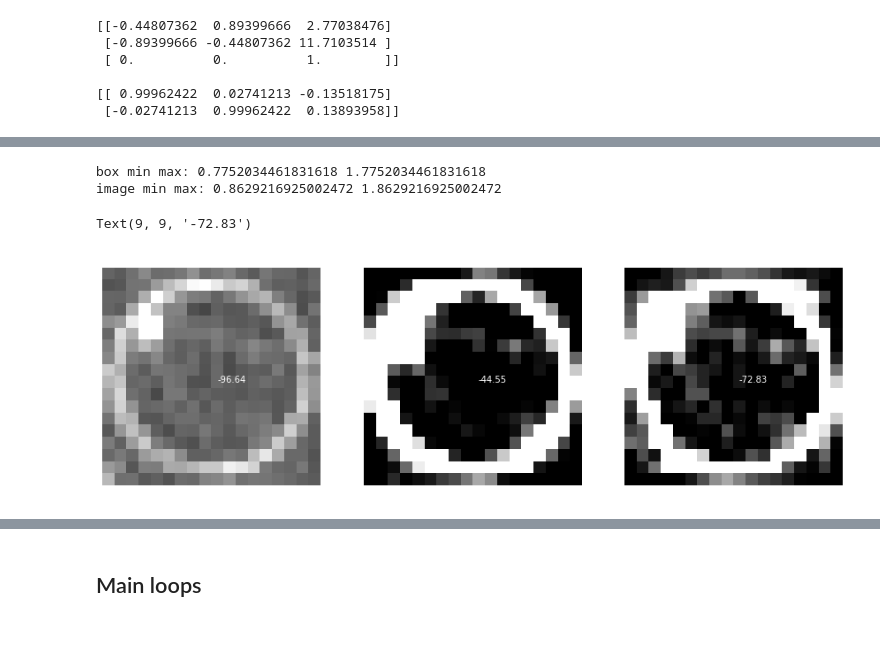
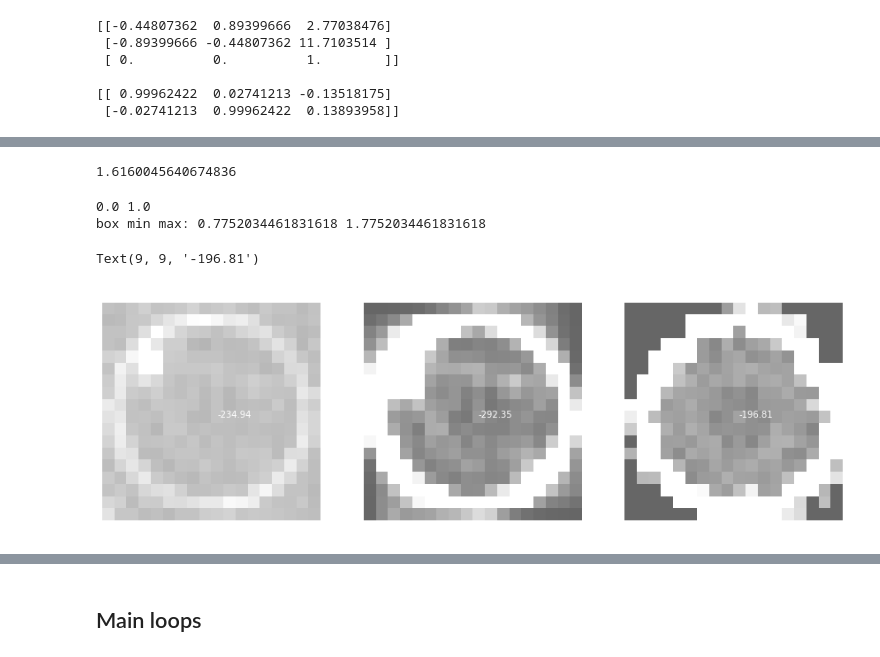
Before and after one commit to andrew-veriga/MathForML, a Jupyter notebook: ConvolutionalCoffieCircles.ipynb, the cells around one changed output, grey strips where cells are left out. Drawn from its saved outputs; the diff is of its cells as text; code cells hidden in the pictures.

```diff
--- a/ConvolutionalCoffieCircles.ipynb
+++ b/ConvolutionalCoffieCircles.ipynb
@@ -98,16 +98,16 @@ def getKernel( size, thick = 1. ):
     # list of pairs (x,y) belong of ring
     selectedVecs = np.array(list(filter(lambda v: v[2] > 0. ,l)))
     #ring mask
-    ring = np.ones((size,size), dtype=np.float32) #np.random.rand(size,size)
+    ring = np.ones((size,size), dtype=np.float32)/2 #np.random.rand(size,size)
     # print(selectedVecs.T[2])
     # print(np.max(selectedVecs.T[2]))
     maxMask= np.max(selectedVecs.T[2])
-    ring = -(ring - MinPix)/(MaxPix-MinPix)
+    # ring = -(ring - MinPix)/(MaxPix-MinPix)
 
     for (i,j,k) in (selectedVecs):
-      ring[np.int(i),np.int(j)]=k/maxMask
+      ring[np.int(i),np.int(j)]+=k-np.mean(Image)
 
     return ring
-plt.imshow(getKernel(40,2),cmap=plt.get_cmap('gray'), vmin=-1, vmax=1)
+plt.imshow(getKernel(40,2),cmap=plt.get_cmap('gray'), vmin=-1, vmax=2)
 # %% [output]
 <matplotlib.image.AxesImage at 0x...>
@@ -409,7 +433,7 @@ _DEBUG_=False
 ### try masqueraded convolutions
 # %%
 def getRotateCoords(_R, _size, _center=None):
-  if (_center == None):
+  if (_center.all == None):
     _center = np.array([_size//2,_size//2],dtype=np.int)
 
   coords = np.indices((_size, _size)).reshape(2, -1)
@@ -420,9 +444,8 @@ def getRotateCoords(_R, _size, _center=None):
     [0., 0., 1.]
   ])
   Rotate_matrix = T @ _R @ np.linalg.inv(T)
-  cv2.getRotationMatrix2D(_center, angle, 1.)
   warp_coords = np.round(Rotate_matrix @ coords,0).astype(np.int)
-  newbox = np.zeros((size,size))
+  newbox = np.zeros((_size,_size))
   xcoord, ycoord = warp_coords[0, :], warp_coords[1, :]
   # Get pixels within image boundary
   indices = np.where((xcoord >= 0) & (xcoord < _size) &
@@ -557,43 +597,71 @@ for row in range(len):
+# %%
+  image_area=np.copy(Image[:ImageSize[0],:ImageSize[1]])
+  sub_shape = (mask.shape)
+  view_shape = (ImageSize[0],ImageSize[1], sub_shape[0] , sub_shape[1] )
+  strides = image_area.strides + image_area.strides
+  sub_matrices = np.lib.stride_tricks.as_strided(image_area,view_shape,strides)
+
+  #normalise their to average = 1
+  # box-= np.min(box)
+  # box /=np.max(box)
+  # box-= np.mean(box)-1   #np.percentile(box,90)-1
+
+  new_matrices = np.zeros_like(sub_matrices)
+
+  brightness = (lambda arr, msk: np.mean((arr)[:,:,msk],axis=2))#np.percentile((arr)[:,:,msk],90,axis=2)
+  #(box-np.mean( box / np.max(box-np.min(box)))+1).shape
+  n1 = (lambda arr:np.max(arr-np.min(arr,axis=(2,3))[:,:,np.newaxis,np.newaxis],axis=(2,3)))
+  normalised= (lambda arr:arr-np.mean(arr / n1(arr)[:,:,np.newaxis,np.newaxis], axis=(2,3) )[:,:,np.newaxis,np.newaxis]+1. )
+  #16, 138, 76
+  np.max(normalised(sub_matrices)[76,138])
+  # plt.imshow(normalised(sub_matrices)[76,138],cmap=plt.get_cmap('gray'),vmin=0,vmax=2)
+# %% [output]
+1.6160045640674836
 # %%
 box = Image[13:13+18,58:58+18]
+R = np.array([
+  [np.cos(angle), np.sin(angle), 0],
+  [-np.sin(angle), np.cos(angle), 0],
+  [0, 0, 1]
+])
 # plt.imshow(box)
-# box-= np.min(box)
-# box /=np.max(box)
-# print(np.min(box), np.max(box))
-# box-= np.mean(box)-1#np.percentile(box,90)-1
+box-= np.min(box)
+box /=np.max(box)
+print(np.min(box), np.max(box))
+box-= np.mean(box)-1#np.percentile(box,90)-1
 #box-np.mean(box / np.max(box-np.min(box))) -1
 print('box min max:',np.min(box), np.max(box))
-print('image min max:',np.min(image_area), np.max(image_area))
+# print('image min max:',np.min(image_area), np.max(image_area))
 rotated_box = np.multiply(box, rotate_image(box,4))
 rotated_box = np.multiply(rotated_box, rotate_image(rotated_box,4))
 rotated_box = np.multiply(rotated_box, rotate_image(rotated_box,4))
 t_box = np.zeros_like(box)
 x_old,y_old,x_new, y_new = getRotateCoords(R, 18)
 
 t_box[y_old,x_old] = box[y_new,x_new]
-transformed_box =(box-np.mean(box / np.max(box-np.min(box)))+1.)*t_box
+transformed_box = box * t_box#(box-np.mean(box / np.max(box-np.min(box)))+1.)*t_box
 t_box[y_old,x_old] = transformed_box[y_new,x_new]
 transformed_box *= t_box#(t_box-np.mean(t_box / np.max(t_box-np.min(t_box)))+1.)
 t_box[y_old,x_old] = t_box[y_new,x_new]
 transformed_box *=t_box#(t_box-np.mean(t_box / np.max(t_box-np.min(t_box)))+1.)
 box[1,11]
 kernel = getKernel(18,0.8)
 fig, ax = plt.subplots(figsize=(5*3,5*1))
 ax.axis('off')
 ax = fig.add_subplot(1,3,1)
 ax.axis('off')
-ax.imshow(box, cmap=plt.get_cmap('gray'),vmin=0.5, vmax=1.5)
+ax.imshow(box, cmap=plt.get_cmap('gray'),vmin=-1, vmax=1.5)
 ax.text(9,9,str(round(FuzzyCircleConv(box,kernel),2)),color='white')
 ax = fig.add_subplot(1,3,2)
 ax.axis('off')
-ax.imshow(rotated_box, cmap=plt.get_cmap('gray'),vmin=0.5, vmax=1.5)
+ax.imshow(rotated_box, cmap=plt.get_cmap('gray'),vmin=-1, vmax=1.5)
 ax.text(9,9,str(round(FuzzyCircleConv(rotated_box,kernel),2)),color='white')
 ax = fig.add_subplot(1,3,3)
 ax.axis('off')
-ax.imshow(transformed_box, cmap=plt.get_cmap('gray'),vmin=0.5, vmax=1.5)
+ax.imshow(transformed_box, cmap=plt.get_cmap('gray'),vmin=-1, vmax=1.5)
 ax.text(9,9,str(round(FuzzyCircleConv(transformed_box,kernel),2)),color='white')
 # %% [output]
+0.0 1.0
 box min max: 0.7752034461831618 1.7752034461831618
-image min max: 0.8629216925002472 1.8629216925002472
-Text(9, 9, '-72.83')
+Text(9, 9, '-196.81')
-[figure, old version]
+[figure, new version]
```
Also changed, not shown: parts of 10 cells of this notebook.
